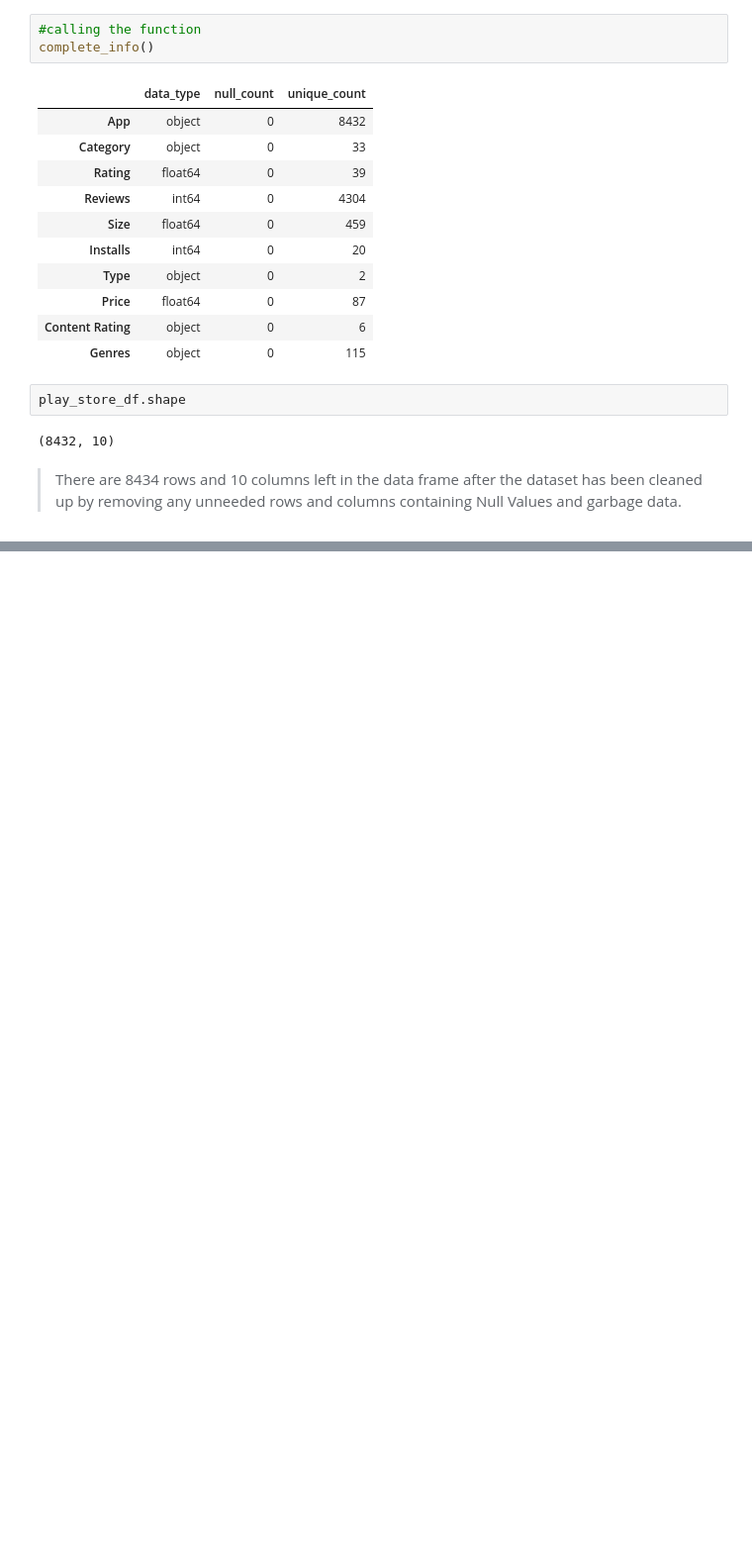
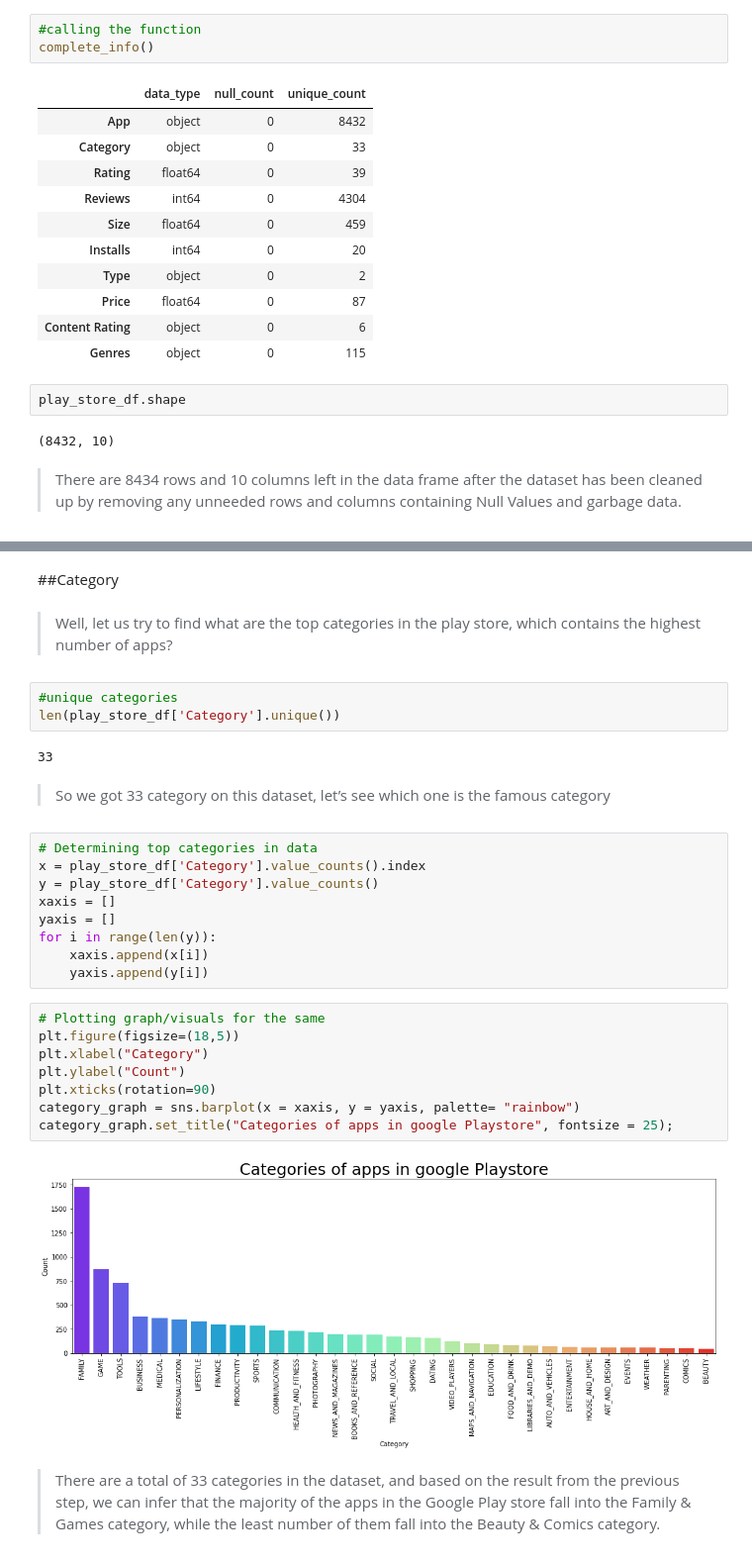
Before and after one commit to mdnawabali/Play-Store-App-Review, a Jupyter notebook: Play_Store_App_Review_Analysis_Capstone_Project.ipynb, the cells around one changed output, grey strips where cells are left out. Shown at 99% size. Cells and saved outputs as stored; diff of their text form; blank space fills up the shorter version.

```diff
--- a/Play_Store_App_Review_Analysis_Capstone_Project.ipynb
+++ b/Play_Store_App_Review_Analysis_Capstone_Project.ipynb
@@ -375,0 +378,38 @@ play_store_df.shape
+# %% [markdown]
+##Category
+# %% [markdown]
+
+
+> Well, let us try to find what are the top categories in the play store, which contains the highest number of apps?
+# %%
+#unique categories
+len(play_store_df['Category'].unique())
+# %% [output]
+33
+# %% [markdown]
+
+
+> So we got 33 category on this dataset, let’s see which one is the famous category
+# %%
+# Determining top categories in data
+x = play_store_df['Category'].value_counts().index
+y = play_store_df['Category'].value_counts()
+xaxis = []
+yaxis = []
+for i in range(len(y)):
+    xaxis.append(x[i])
+    yaxis.append(y[i])
+# %%
+# Plotting graph/visuals for the same
+plt.figure(figsize=(18,5))
+plt.xlabel("Category")
+plt.ylabel("Count")
+plt.xticks(rotation=90)
+category_graph = sns.barplot(x = xaxis, y = yaxis, palette= "rainbow")
+category_graph.set_title("Categories of apps in google Playstore", fontsize = 25);
+# %% [output]
+[figure, added]
+# %% [markdown]
+
+
+> There are a total of 33 categories in the dataset, and based on the result from the previous step, we can infer that the majority of the apps in the Google Play store fall into the Family & Games category, while the least number of them fall into the Beauty & Comics category.
```
Also changed, not shown: parts of 75 cells of this notebook.
